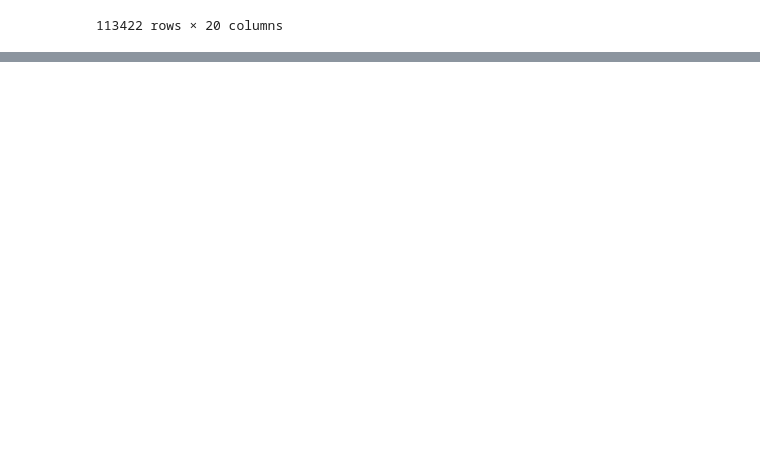
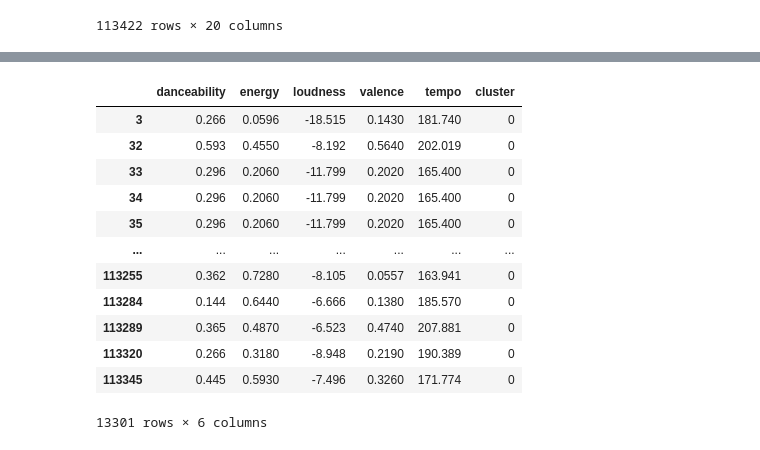
Before and after one commit to CC-Sev/spotify_analysis, a Jupyter notebook: Analysis.ipynb, the cells around one changed output, grey strips where cells are left out. Saved outputs shown, nothing was run; the diff lists cells and outputs as text; code cells hidden in the pictures; blank space fills up the shorter version.

```diff
--- a/Analysis.ipynb
+++ b/Analysis.ipynb
@@ -23,0 +29,6 @@ df
+# %%
+from sklearn.cluster import KMeans
+
+features  = df[['danceability', 'energy', 'loudness', 'valence', 'tempo']]
+kmeans = KMeans(n_clusters=5, random_state=0).fit(features)
+df['cluster'] = kmeans.labels_
@@ -23,0 +68,12 @@ df
+# %%
+pca = PCA(n_components=2)
+pca_result = pca.fit_transform(features)
+df['pca-one'] = pca_result[:, 0]
+df['pca-two'] = pca_result[:, 1]
+
+plt.figure(figsize=(8, 6))
+plt.scatter(df['pca-one'], df['pca-two'], alpha=0.5)
+plt.title('PCA of Audio Features')
+plt.xlabel('PCA One')
+plt.ylabel('PCA Two')
+plt.show()
@@ -23,0 +101,16 @@ df
+# %%
+df[['danceability', 'energy', 'loudness', 'valence', 'tempo','cluster']].loc[(df['cluster']==0)]
+# %% [output]
+|  | danceability | energy | loudness | valence | tempo | cluster |
+| 3 | 0.266 | 0.0596 | -18.515 | 0.1430 | 181.740 | 0 |
+| 32 | 0.593 | 0.4550 | -8.192 | 0.5640 | 202.019 | 0 |
+| 33 | 0.296 | 0.2060 | -11.799 | 0.2020 | 165.400 | 0 |
+| 34 | 0.296 | 0.2060 | -11.799 | 0.2020 | 165.400 | 0 |
+| 35 | 0.296 | 0.2060 | -11.799 | 0.2020 | 165.400 | 0 |
+| ... | ... | ... | ... | ... | ... | ... |
+| 113255 | 0.362 | 0.7280 | -8.105 | 0.0557 | 163.941 | 0 |
+| 113284 | 0.144 | 0.6440 | -6.666 | 0.1380 | 185.570 | 0 |
+| 113289 | 0.365 | 0.4870 | -6.523 | 0.4740 | 207.881 | 0 |
+| 113320 | 0.266 | 0.3180 | -8.948 | 0.2190 | 190.389 | 0 |
+| 113345 | 0.445 | 0.5930 | -7.496 | 0.3260 | 171.774 | 0 |
+13301 rows × 6 columns
```
Also changed, not shown: parts of 18 cells of this notebook.
